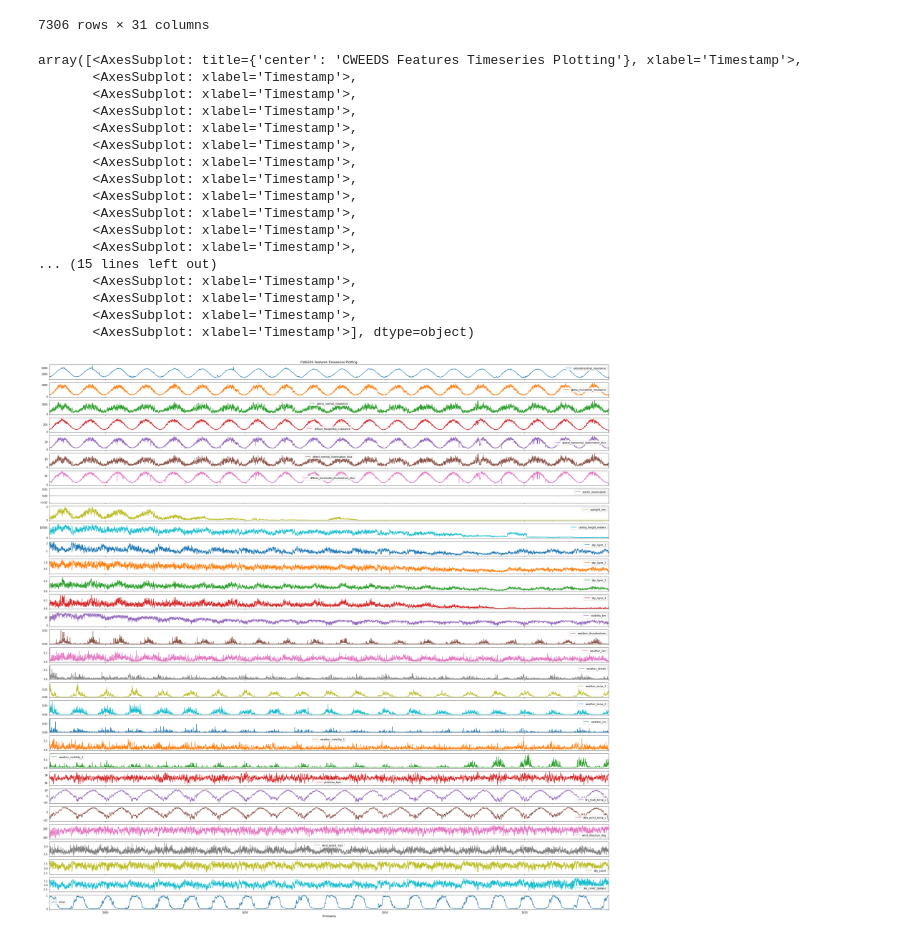
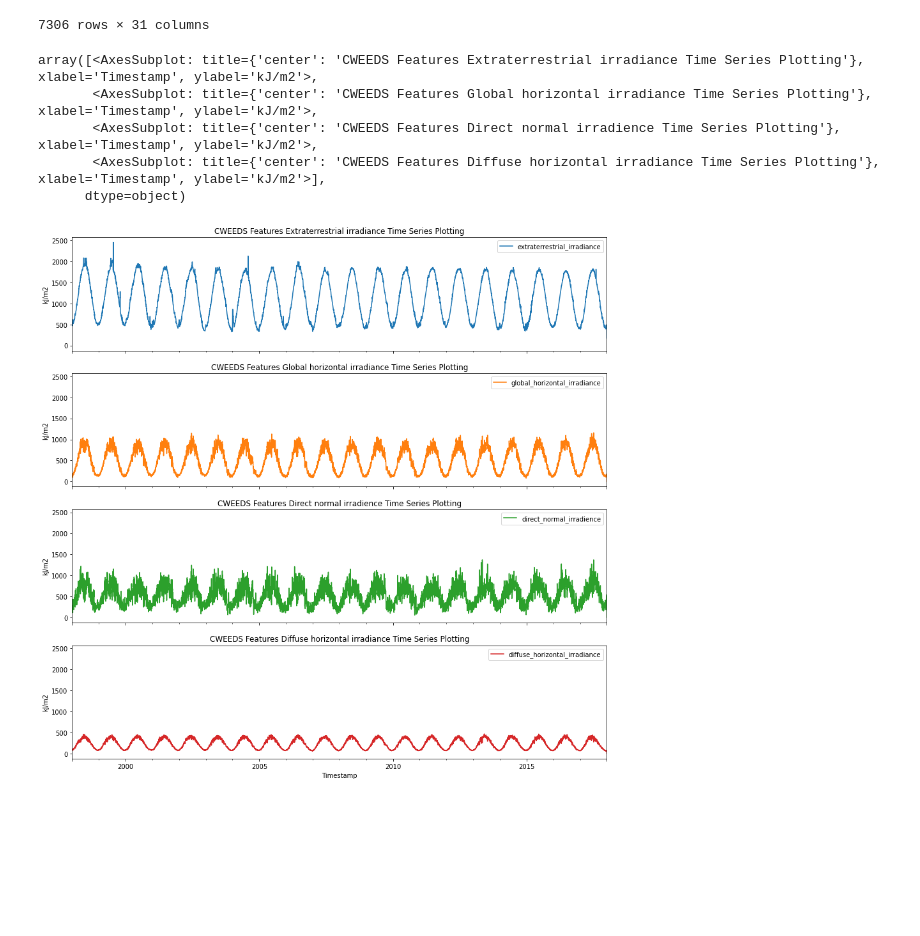
Before and after one commit to Forest-Fire-Research/climate, a Jupyter notebook: EDA_ICS_Subdivision.ipynb, the cells around one changed output. Cells and saved outputs as stored; diff of their text form; code cells hidden in the pictures; blank space fills up the shorter version.

Commit message:
updated plots

```diff
--- a/EDA_ICS_Subdivision.ipynb
+++ b/EDA_ICS_Subdivision.ipynb
@@ -70,31 +70,23 @@ dataset
 | 2018-01-01 | 177.231394 | 0.222144 | 0.743881 | 0.136011 | ... |
 7306 rows × 31 columns
 # %%
+num_col = 4
 
+get_column = lambda col: " ".join(col.split("_")).capitalize()
 
-dataset.plot(
+dataset[dataset.columns[:num_col]].plot(
     subplots=True,
-    title = ["CWEEDS Features Timeseries Plotting"] + ["" for _ in range(30)],
+    title = [f"CWEEDS Features {get_column(dataset.columns[col])} Time Series Plotting" for col in range(num_col)],
     xlabel = "Timestamp",
+    ylabel = "kJ/m2",
     sharex = True,
-    figsize=(40,40)
+    sharey = True,
+    figsize=(15,15)
 )
 # %% [output]
-array([<AxesSubplot: title={'center': 'CWEEDS Features Timeseries Plotting'}, xlabel='Timestamp'>,
-       <AxesSubplot: xlabel='Timestamp'>,
-       <AxesSubplot: xlabel='Timestamp'>,
-       <AxesSubplot: xlabel='Timestamp'>,
-       <AxesSubplot: xlabel='Timestamp'>,
-       <AxesSubplot: xlabel='Timestamp'>,
-       <AxesSubplot: xlabel='Timestamp'>,
-       <AxesSubplot: xlabel='Timestamp'>,
-       <AxesSubplot: xlabel='Timestamp'>,
-       <AxesSubplot: xlabel='Timestamp'>,
-       <AxesSubplot: xlabel='Timestamp'>,
-       <AxesSubplot: xlabel='Timestamp'>,
-... (15 lines left out)
-       <AxesSubplot: xlabel='Timestamp'>,
-       <AxesSubplot: xlabel='Timestamp'>,
-       <AxesSubplot: xlabel='Timestamp'>,
-       <AxesSubplot: xlabel='Timestamp'>], dtype=object)
+array([<AxesSubplot: title={'center': 'CWEEDS Features Extraterrestrial irradiance Time Series Plotting'}, xlabel='Timestamp', ylabel='kJ/m2'>,
+       <AxesSubplot: title={'center': 'CWEEDS Features Global horizontal irradiance Time Series Plotting'}, xlabel='Timestamp', ylabel='kJ/m2'>,
+       <AxesSubplot: title={'center': 'CWEEDS Features Direct normal irradience Time Series Plotting'}, xlabel='Timestamp', ylabel='kJ/m2'>,
+       <AxesSubplot: title={'center': 'CWEEDS Features Diffuse horizontal irradiance Time Series Plotting'}, xlabel='Timestamp', ylabel='kJ/m2'>],
+      dtype=object)
-[figure, old version]
+[figure, new version]
```
